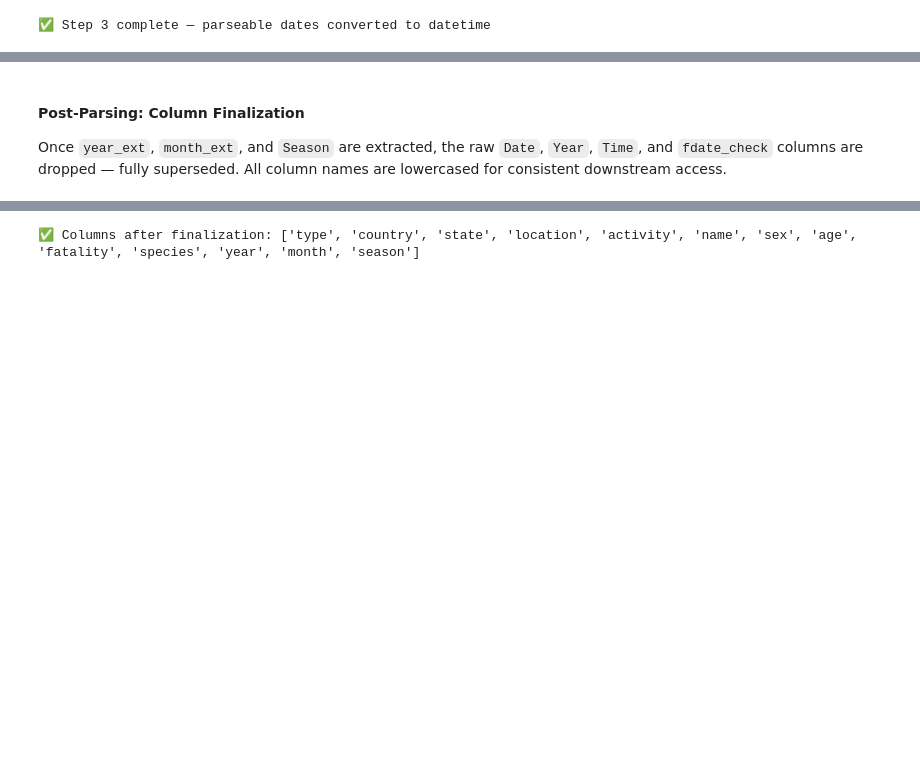
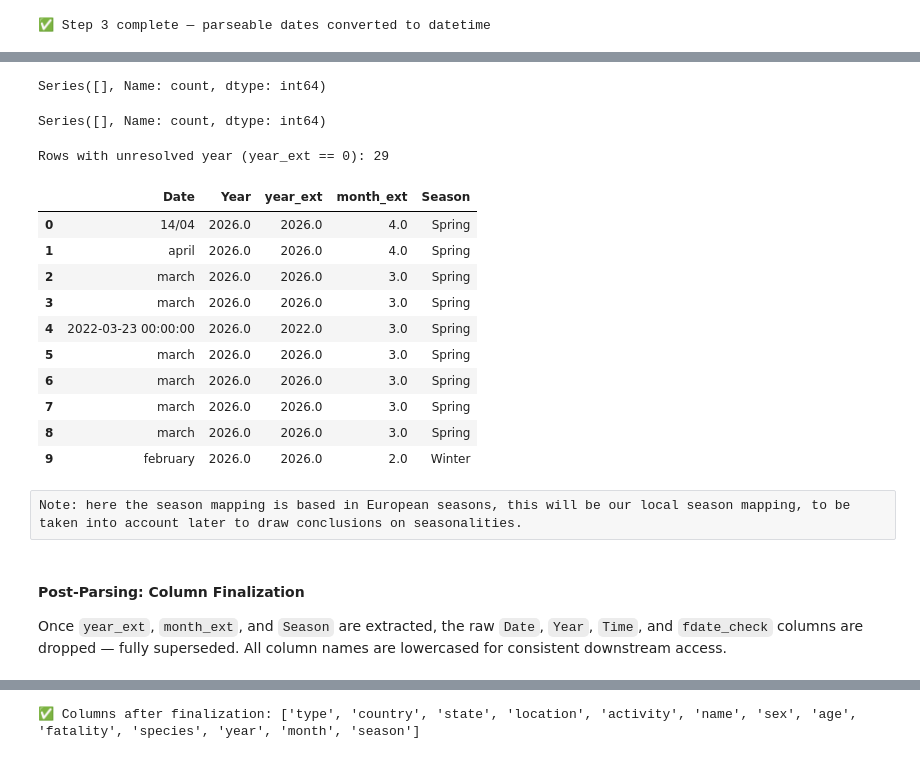
Before and after one commit to cadiyubu/Week2_Shark_Miniproject-, a Jupyter notebook: Shark_df_Analysis.ipynb, the cells around one changed output, grey strips where cells are left out. Cells and saved outputs as stored; diff of their text form; code cells hidden in the pictures; blank space fills up the shorter version.

```diff
--- a/Shark_df_Analysis.ipynb
+++ b/Shark_df_Analysis.ipynb
@@ -718,9 +695,60 @@ Rows with unresolved year (year_ext == 0): 30
-# %% [markdown]
-#### Post-Parsing: Column Finalization
-
-Once `year_ext`, `month_ext`, and `Season` are extracted, the raw `Date`, `Year`,
-`Time`, and `fdate_check` columns are dropped — fully superseded.
-All column names are lowercased for consistent downstream access.
+# %%
+#As there are months empty, we use the mode per country to fill in:
+#1.Create a mapping of Country -> Most Frequent Month
+# We filter out nulls first so the mode is based only on known data
+country_mode_map = shark_clean.dropna(subset=['month_ext']).groupby('Country')['month_ext'].apply(
+    lambda x: x.mode()[0] if not x.mode().empty else None
+).to_dict()
+
+#2. Define a function to look up the country and fill the specific cell
+def fill_by_country(row):
+    if pd.isnull(row['month_ext']):
+        # Look up the mode for this specific row's country in our map
+        return country_mode_map.get(row['Country'])
+    else:
+        # If it's not null, keep the original value
+        return row['month_ext']
+
+#3. Use apply on the whole DataFrame (axis=1 means row by row)
+shark_clean['month_ext'] = shark_clean.apply(fill_by_country, axis=1)
+
+display(shark_clean[shark_clean['month_ext'].isnull()]['Country'].value_counts())
+len(shark_clean[shark_clean['month_ext'].isnull()]['Country'].index)
+shark_clean = shark_clean.drop(index=shark_clean[shark_clean['month_ext'].isnull()]['Country'].index).reset_index(drop=True)
+# %% [output]
+Series([], Name: count, dtype: int64)
+Series([], Name: count, dtype: int64)
+# %%
+# Derive Season from month_ext (for H2 analysis).
+season_map= {1: 'Winter', 2: 'Winter', 3: 'Spring', 4: 'Spring',
+    5: 'Spring', 6: 'Summer', 7: 'Summer', 8: 'Summer',
+    9: 'Autumn', 10: 'Autumn', 11: 'Autumn', 12: 'Winter'
+}
+shark_clean['Season'] = shark_clean['month_ext'].map(season_map)
+
+print(f'Rows with unresolved year (year_ext == 0): {(shark_clean.year_ext == 0).sum()}')
+shark_clean[['Date', 'Year', 'year_ext', 'month_ext', 'Season']].head(10)
+# %% [output]
+Rows with unresolved year (year_ext == 0): 29
+|  | Date | Year | year_ext | month_ext | Season |
+| 0 | 14/04 | 2026.0 | 2026.0 | 4.0 | Spring |
+| 1 | april | 2026.0 | 2026.0 | 4.0 | Spring |
+| 2 | march | 2026.0 | 2026.0 | 3.0 | Spring |
+| 3 | march | 2026.0 | 2026.0 | 3.0 | Spring |
+| 4 | 2022-03-23 00:00:00 | 2026.0 | 2022.0 | 3.0 | Spring |
+| 5 | march | 2026.0 | 2026.0 | 3.0 | Spring |
+| 6 | march | 2026.0 | 2026.0 | 3.0 | Spring |
+| 7 | march | 2026.0 | 2026.0 | 3.0 | Spring |
+| 8 | march | 2026.0 | 2026.0 | 3.0 | Spring |
+| 9 | february | 2026.0 | 2026.0 | 2.0 | Winter |
+# %% [raw]
+Note: here the season mapping is based in European seasons, this will be our local season mapping, to be taken into account later to draw conclusions on seasonalities.
+# %% [markdown]
+#### Post-Parsing: Column Finalization
+
+Once `year_ext`, `month_ext`, and `Season` are extracted, the raw `Date`, `Year`,
+`Time`, and `fdate_check` columns are dropped — fully superseded.
+All column names are lowercased for consistent downstream access.
 # %%
 # Check current dtypes and remaining columns
 shark_clean.info()
```
Also changed, not shown: parts of 26 cells of this notebook.
